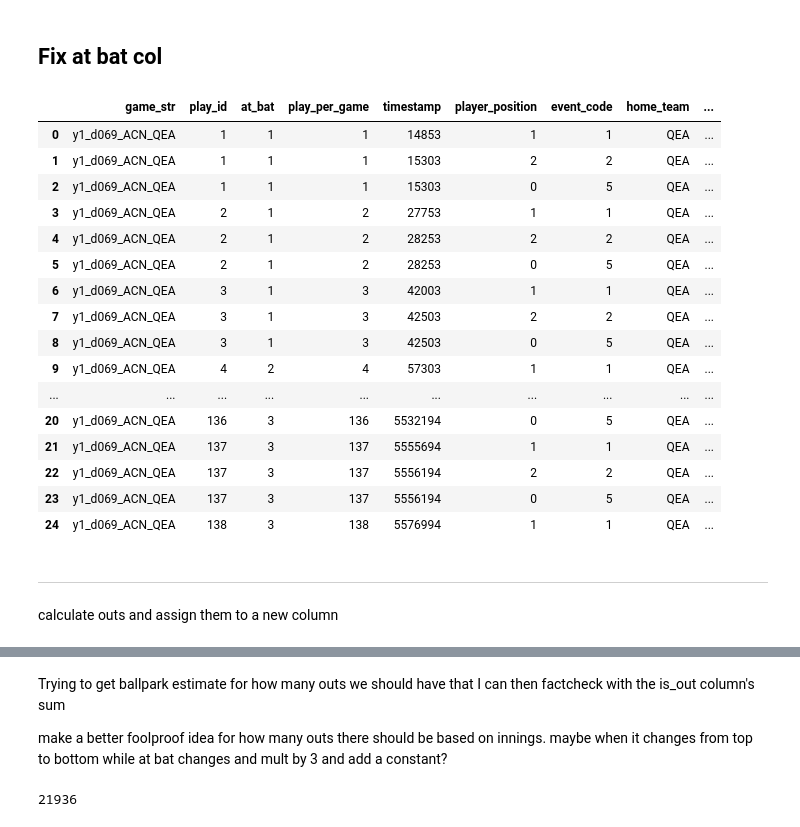
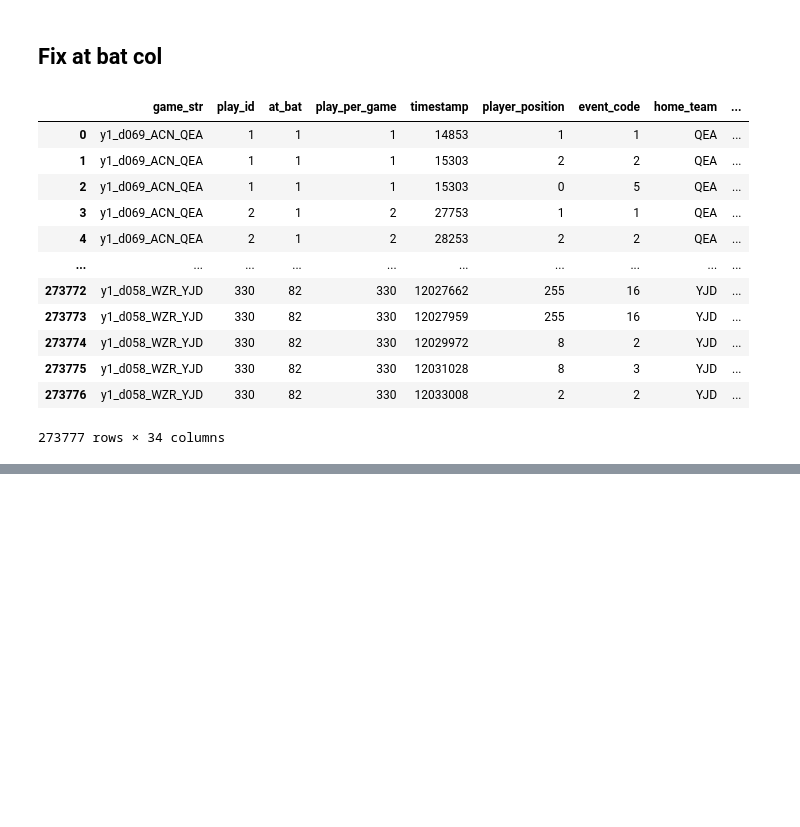
Before and after one commit to alexfrederick1/The-Man-in-the-Middle, a Jupyter notebook: add_outs.ipynb, the cells around one changed output, grey strips where cells are left out. Saved outputs shown, nothing was run; the diff lists cells and outputs as text; code cells hidden in the pictures; blank space fills up the shorter version.

```diff
--- a/add_outs.ipynb
+++ b/add_outs.ipynb
@@ -161,28 +161,21 @@ for row in range(len(game_info_df_sub)):
 # %%
 game_info_df_sub['at_bat'] = at_bat
 final_ie = game_info_df_sub
-final_ie.head(25)
+final_ie
 # %% [output]
 |  | game_str | play_id | at_bat | play_per_game | timestamp | player_position | event_code | home_team | ... |
 | 0 | y1_d069_ACN_QEA | 1 | 1 | 1 | 14853 | 1 | 1 | QEA | ... |
 | 1 | y1_d069_ACN_QEA | 1 | 1 | 1 | 15303 | 2 | 2 | QEA | ... |
 | 2 | y1_d069_ACN_QEA | 1 | 1 | 1 | 15303 | 0 | 5 | QEA | ... |
 | 3 | y1_d069_ACN_QEA | 2 | 1 | 2 | 27753 | 1 | 1 | QEA | ... |
 | 4 | y1_d069_ACN_QEA | 2 | 1 | 2 | 28253 | 2 | 2 | QEA | ... |
-| 5 | y1_d069_ACN_QEA | 2 | 1 | 2 | 28253 | 0 | 5 | QEA | ... |
-| 6 | y1_d069_ACN_QEA | 3 | 1 | 3 | 42003 | 1 | 1 | QEA | ... |
-| 7 | y1_d069_ACN_QEA | 3 | 1 | 3 | 42503 | 2 | 2 | QEA | ... |
-| 8 | y1_d069_ACN_QEA | 3 | 1 | 3 | 42503 | 0 | 5 | QEA | ... |
-| 9 | y1_d069_ACN_QEA | 4 | 2 | 4 | 57303 | 1 | 1 | QEA | ... |
 | ... | ... | ... | ... | ... | ... | ... | ... | ... | ... |
-| 20 | y1_d069_ACN_QEA | 136 | 3 | 136 | 5532194 | 0 | 5 | QEA | ... |
-| 21 | y1_d069_ACN_QEA | 137 | 3 | 137 | 5555694 | 1 | 1 | QEA | ... |
-| 22 | y1_d069_ACN_QEA | 137 | 3 | 137 | 5556194 | 2 | 2 | QEA | ... |
-| 23 | y1_d069_ACN_QEA | 137 | 3 | 137 | 5556194 | 0 | 5 | QEA | ... |
-| 24 | y1_d069_ACN_QEA | 138 | 3 | 138 | 5576994 | 1 | 1 | QEA | ... |
+| 273772 | y1_d058_WZR_YJD | 330 | 82 | 330 | 12027662 | 255 | 16 | YJD | ... |
+| 273773 | y1_d058_WZR_YJD | 330 | 82 | 330 | 12027959 | 255 | 16 | YJD | ... |
+| 273774 | y1_d058_WZR_YJD | 330 | 82 | 330 | 12029972 | 8 | 2 | YJD | ... |
+| 273775 | y1_d058_WZR_YJD | 330 | 82 | 330 | 12031028 | 8 | 3 | YJD | ... |
+| 273776 | y1_d058_WZR_YJD | 330 | 82 | 330 | 12033008 | 2 | 2 | YJD | ... |
+273777 rows × 34 columns
-# %% [markdown]
----
-calculate outs and assign them to a new column
 # %%
 value_counts = final_ie['play_type'].value_counts(dropna=False)
 value_counts
@@ -201,14 +194,3 @@ home run                                           437
 ball acquired - unknown field position              50
 throw (ball-in-play) - unknown field position        3
 Name: count, dtype: int64
-# %% [markdown]
-Trying to get ballpark estimate for how many outs we should have that I can then factcheck with the is_out column's sum
-
-make a better foolproof idea for how many outs there should be based on innings. maybe when it changes from top to bottom while at bat changes and mult by 3 and add a constant?
-# %%
-unique_count = (
-    final_ie[['game_str', 'batter', 'at_bat']].drop_duplicates().shape[0]
-)
-unique_count
-# %% [output]
-21936
```
Also changed, not shown: parts of 11 cells of this notebook.
